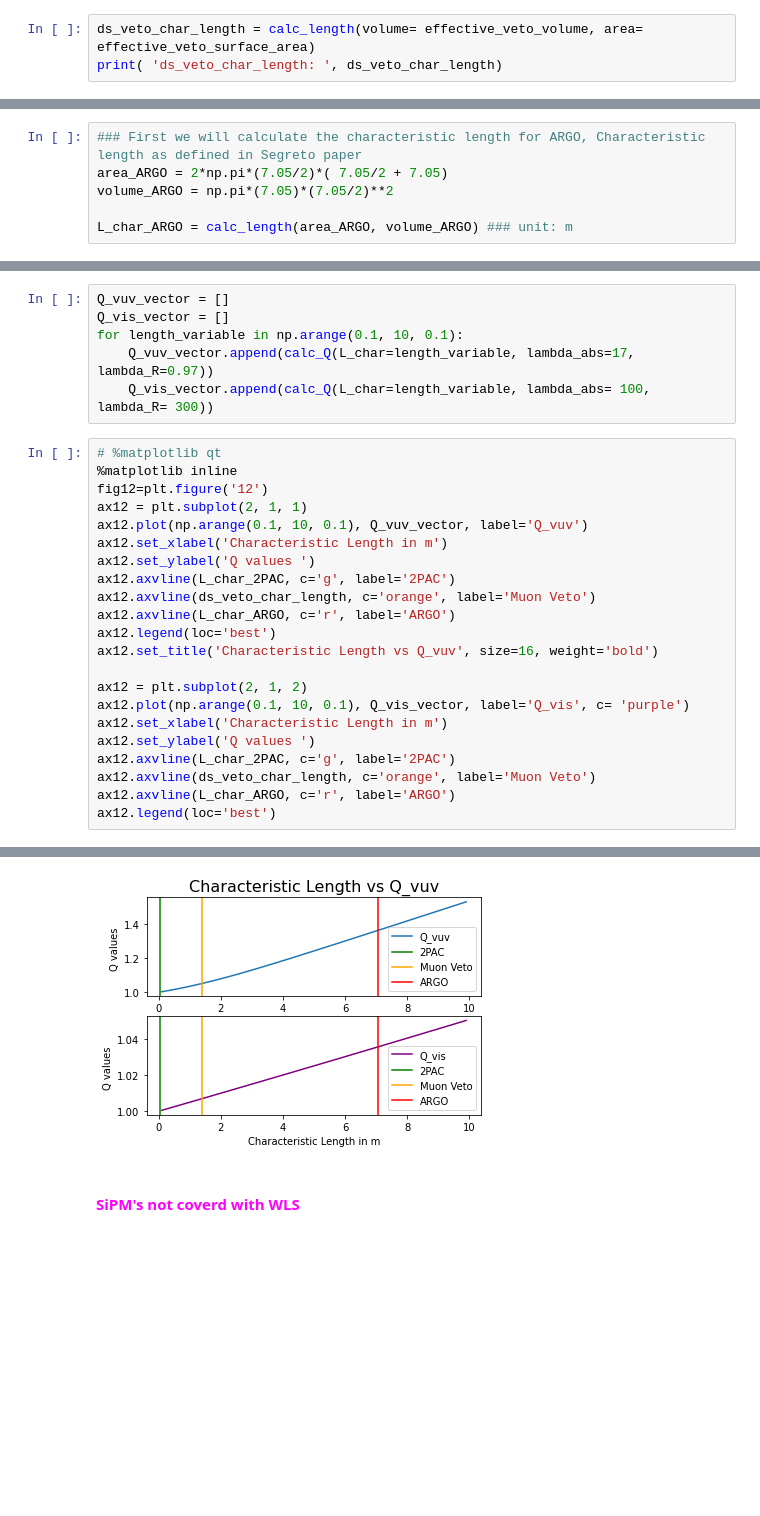
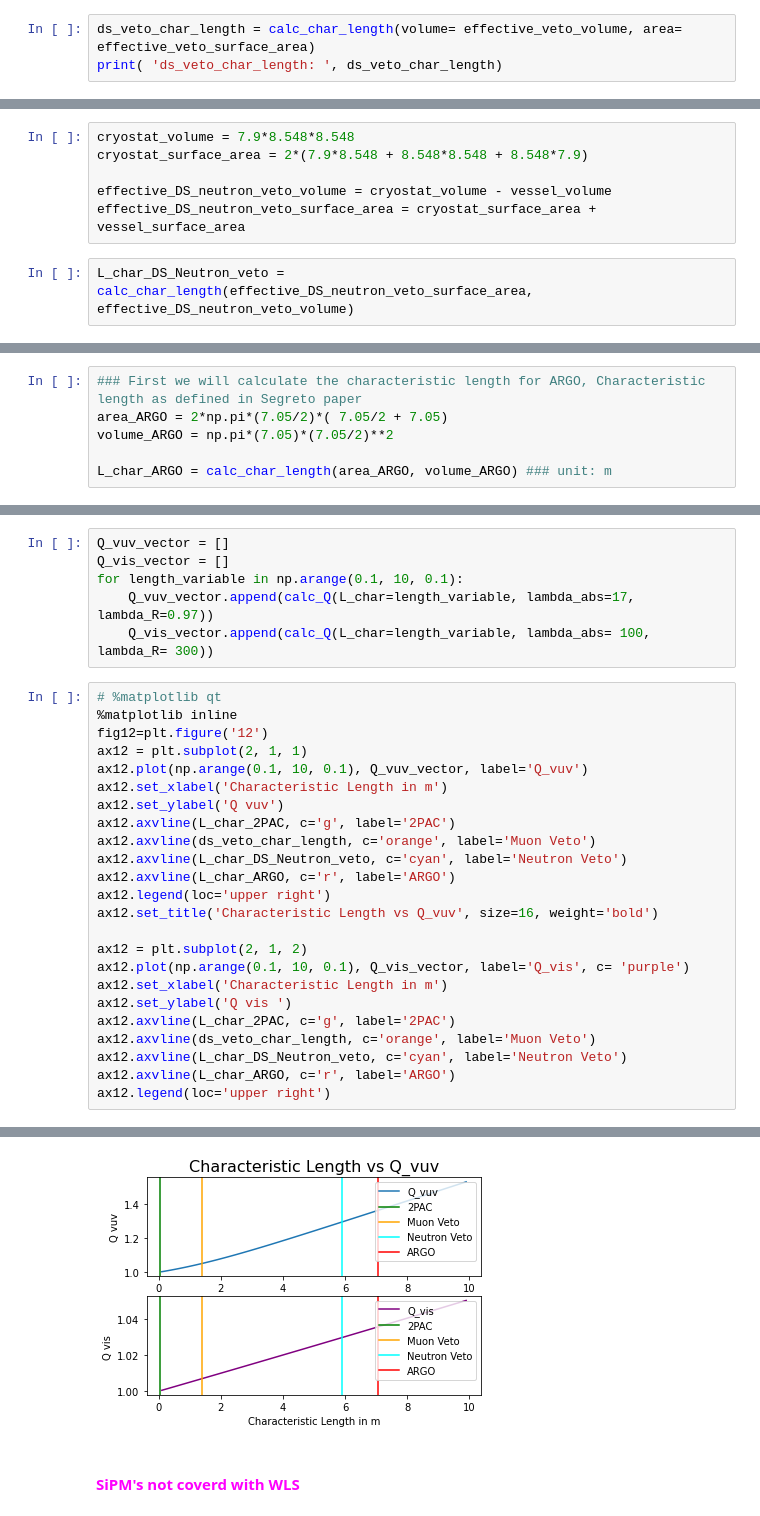
Before and after one commit to sarthchoudhary/AMELY, a Jupyter notebook: Marcin_ARGO_AMLY.ipynb, the cells around one changed output, grey strips where cells are left out. Drawn from its saved outputs; the diff is of its cells as text; blank space fills up the shorter version.

```diff
--- a/Marcin_ARGO_AMLY.ipynb
+++ b/Marcin_ARGO_AMLY.ipynb
@@ -757,7 +757,7 @@ print('effective_veto_surface_area:', effective_veto_surface_area, '\n', 'effect
 effective_veto_surface_area: 139.5431886244469
  effective_veto_volume: 32.47751283241463
 # %%
-ds_veto_char_length = calc_length(volume= effective_veto_volume, area= effective_veto_surface_area)
+ds_veto_char_length = calc_char_length(volume= effective_veto_volume, area= effective_veto_surface_area)
 print( 'ds_veto_char_length: ', ds_veto_char_length)
 # %% [output]
 ds_veto_char_length:  1.3964499372228685
@@ -840,0 +850,8 @@ vessel_surface_area/effective_veto_surface_area
+# %%
+cryostat_volume = 7.9*8.548*8.548
+cryostat_surface_area = 2*(7.9*8.548 + 8.548*8.548 + 8.548*7.9)
+
+effective_DS_neutron_veto_volume = cryostat_volume - vessel_volume
+effective_DS_neutron_veto_surface_area = cryostat_surface_area + vessel_surface_area
+# %%
+L_char_DS_Neutron_veto = calc_char_length(effective_DS_neutron_veto_surface_area, effective_DS_neutron_veto_volume)
@@ -845,7 +935,7 @@ vessel_surface_area/effective_veto_surface_area
 area_ARGO = 2*np.pi*(7.05/2)*( 7.05/2 + 7.05)
 volume_ARGO = np.pi*(7.05)*(7.05/2)**2
 
-L_char_ARGO = calc_length(area_ARGO, volume_ARGO) ### unit: m
+L_char_ARGO = calc_char_length(area_ARGO, volume_ARGO) ### unit: m
 # %%
 ### calculating Q for Argon filled ARGO
 Q_vis_ARGO = calc_Q(L_char_ARGO, lambda_abs= 100, lambda_R= 300)
@@ -1076,28 +1171,30 @@ for length_variable in np.arange(0.1, 10, 0.1):
 # %%
 # %matplotlib qt
 %matplotlib inline
 fig12=plt.figure('12')
 ax12 = plt.subplot(2, 1, 1)
 ax12.plot(np.arange(0.1, 10, 0.1), Q_vuv_vector, label='Q_vuv')
 ax12.set_xlabel('Characteristic Length in m')
-ax12.set_ylabel('Q values ')
+ax12.set_ylabel('Q vuv')
 ax12.axvline(L_char_2PAC, c='g', label='2PAC')
 ax12.axvline(ds_veto_char_length, c='orange', label='Muon Veto')
+ax12.axvline(L_char_DS_Neutron_veto, c='cyan', label='Neutron Veto')
 ax12.axvline(L_char_ARGO, c='r', label='ARGO')
-ax12.legend(loc='best')
+ax12.legend(loc='upper right')
 ax12.set_title('Characteristic Length vs Q_vuv', size=16, weight='bold')
 
 ax12 = plt.subplot(2, 1, 2)
 ax12.plot(np.arange(0.1, 10, 0.1), Q_vis_vector, label='Q_vis', c= 'purple')
 ax12.set_xlabel('Characteristic Length in m')
-ax12.set_ylabel('Q values ')
+ax12.set_ylabel('Q vis ')
 ax12.axvline(L_char_2PAC, c='g', label='2PAC')
 ax12.axvline(ds_veto_char_length, c='orange', label='Muon Veto')
+ax12.axvline(L_char_DS_Neutron_veto, c='cyan', label='Neutron Veto')
 ax12.axvline(L_char_ARGO, c='r', label='ARGO')
-ax12.legend(loc='best')
+ax12.legend(loc='upper right')
 # %% [output]
 <matplotlib.legend.Legend at 0x...>
-[figure, old version]
+[figure, new version]
 # %% [markdown]
 <h4 style = 'color : magenta'> SiPM's not coverd with WLS </h4>
 # %%
```
Also changed, not shown: parts of 40 cells of this notebook.
